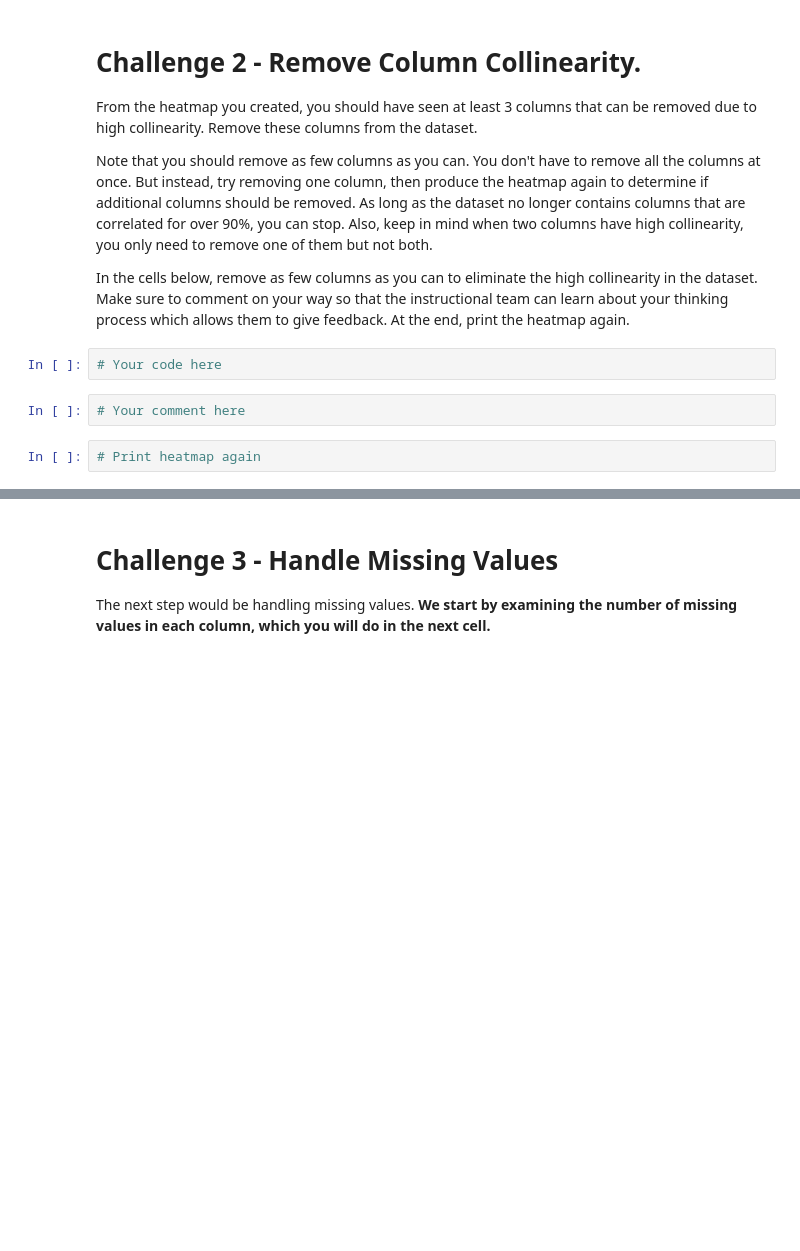
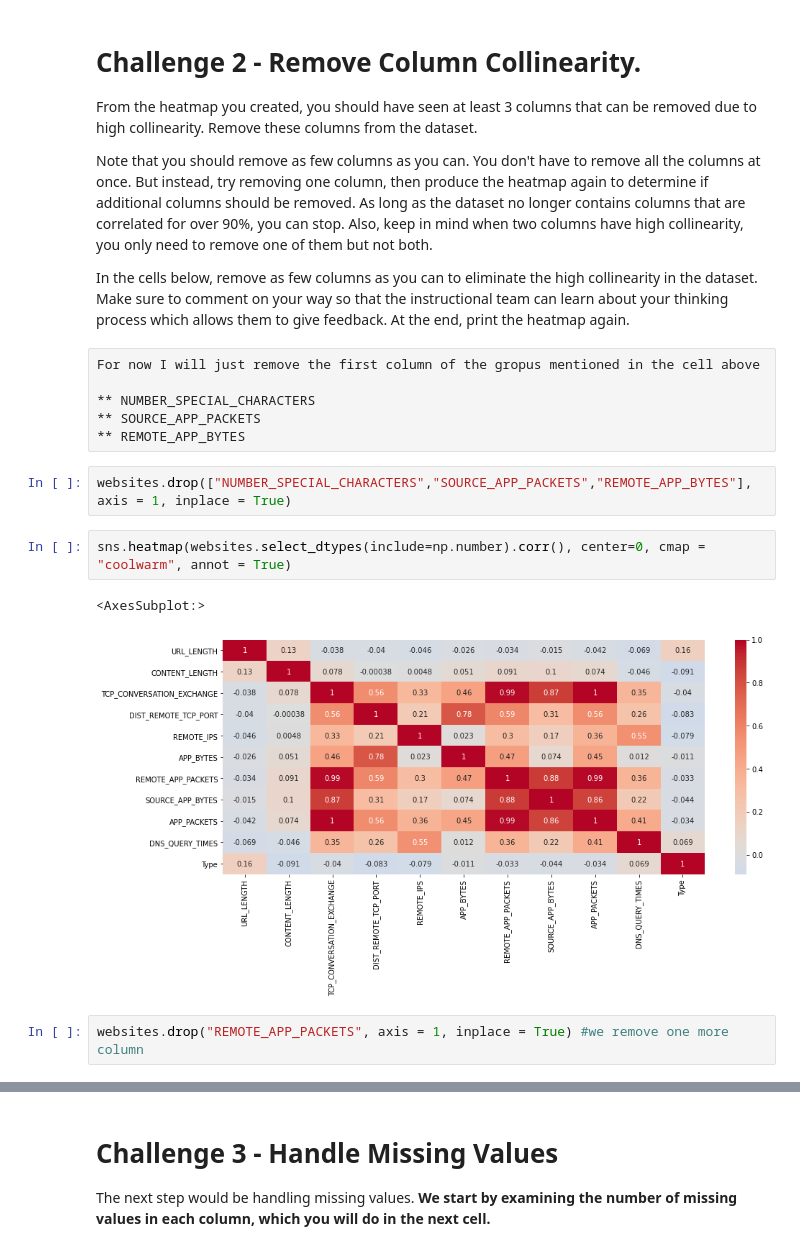
Before and after one commit to ta-datapt-bcn/lab-supervised-learning, a Jupyter notebook: your-code/main.ipynb, the cells around one changed output, grey strips where cells are left out. Cells and saved outputs as stored; diff of their text form; blank space fills up the shorter version.

```diff
--- a/your-code/main.ipynb
+++ b/your-code/main.ipynb
@@ -62,9 +121,18 @@ From the heatmap you created, you should have seen at least 3 columns that can b
 Note that you should remove as few columns as you can. You don't have to remove all the columns at once. But instead, try removing one column, then produce the heatmap again to determine if additional columns should be removed. As long as the dataset no longer contains columns that are correlated for over 90%, you can stop. Also, keep in mind when two columns have high collinearity, you only need to remove one of them but not both.
 
 In the cells below, remove as few columns as you can to eliminate the high collinearity in the dataset. Make sure to comment on your way so that the instructional team can learn about your thinking process which allows them to give feedback. At the end, print the heatmap again.
-# %%
-# Your code here
-# %%
-# Your comment here
-# %%
-# Print heatmap again
+# %% [raw]
+For now I will just remove the first column of the gropus mentioned in the cell above
+
+** NUMBER_SPECIAL_CHARACTERS
+** SOURCE_APP_PACKETS
+** REMOTE_APP_BYTES
+# %%
+websites.drop(["NUMBER_SPECIAL_CHARACTERS","SOURCE_APP_PACKETS","REMOTE_APP_BYTES"], axis = 1, inplace = True)
+# %%
+sns.heatmap(websites.select_dtypes(include=np.number).corr(), center=0, cmap = "coolwarm", annot = True)
+# %% [output]
+<AxesSubplot:>
+[figure, added]
+# %%
+websites.drop("REMOTE_APP_PACKETS", axis = 1, inplace = True) #we remove one more column
```
Also changed, not shown: parts of 90 cells of this notebook, 1 other file.
